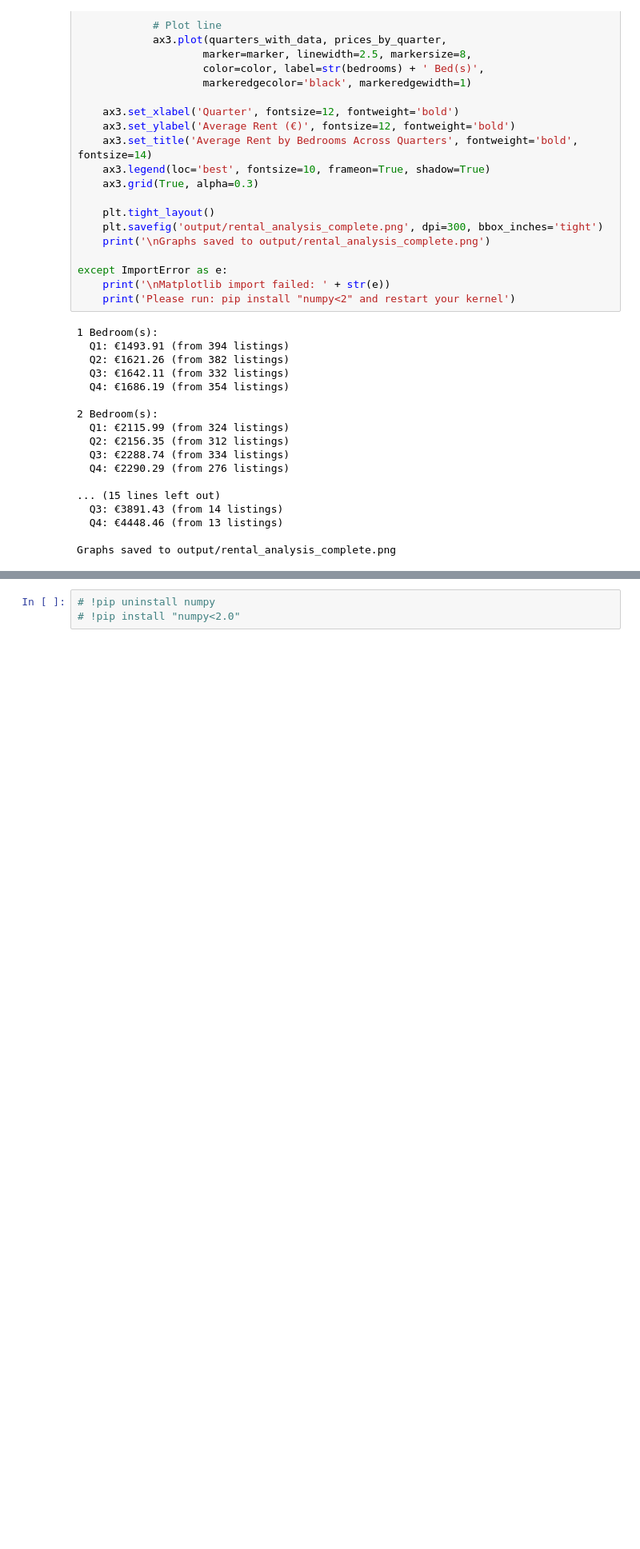
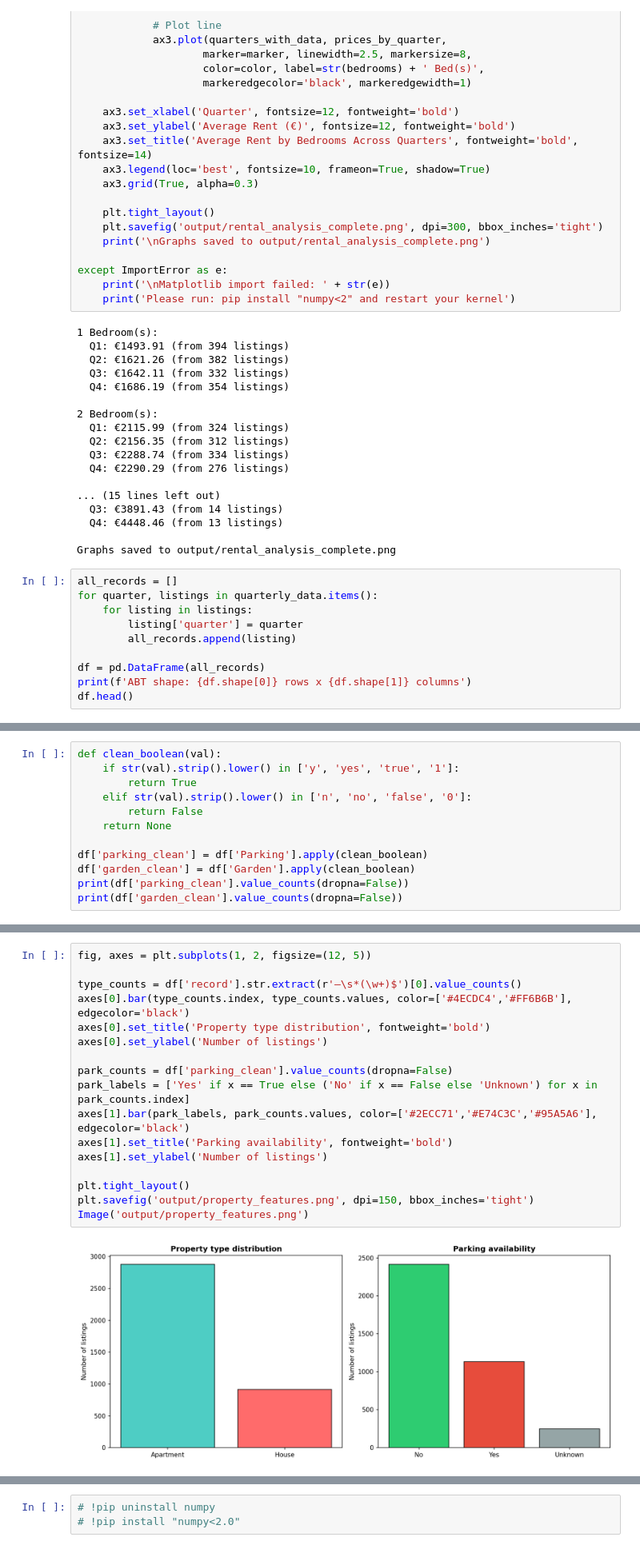
Before and after one commit to caolanmaguire/UCD-python-webscraping-assignment, a Jupyter notebook: Task2.ipynb, the cells around one changed output, grey strips where cells are left out. Shown at 80% size. Saved outputs shown, nothing was run; the diff lists cells and outputs as text; blank space fills up the shorter version.

```diff
--- a/Task2.ipynb
+++ b/Task2.ipynb
@@ -265,3 +267,13 @@ except ImportError as e:
   Q4: €4448.46 (from 13 listings)
 
 Graphs saved to output/rental_analysis_complete.png
+# %%
+all_records = []
+for quarter, listings in quarterly_data.items():
+    for listing in listings:
+        listing['quarter'] = quarter
+        all_records.append(listing)
+
+df = pd.DataFrame(all_records)
+print(f'ABT shape: {df.shape[0]} rows x {df.shape[1]} columns')
+df.head()
@@ -267,0 +296,12 @@ Graphs saved to output/rental_analysis_complete.png
+# %%
+def clean_boolean(val):
+    if str(val).strip().lower() in ['y', 'yes', 'true', '1']:
+        return True
+    elif str(val).strip().lower() in ['n', 'no', 'false', '0']:
+        return False
+    return None
+
+df['parking_clean'] = df['Parking'].apply(clean_boolean)
+df['garden_clean'] = df['Garden'].apply(clean_boolean)
+print(df['parking_clean'].value_counts(dropna=False))
+print(df['garden_clean'].value_counts(dropna=False))
@@ -268 +319,20 @@ Graphs saved to output/rental_analysis_complete.png
+# %%
+fig, axes = plt.subplots(1, 2, figsize=(12, 5))
+
+type_counts = df['record'].str.extract(r'—\s*(\w+)$')[0].value_counts()
+axes[0].bar(type_counts.index, type_counts.values, color=['#4ECDC4','#FF6B6B'], edgecolor='black')
+axes[0].set_title('Property type distribution', fontweight='bold')
+axes[0].set_ylabel('Number of listings')
+
+park_counts = df['parking_clean'].value_counts(dropna=False)
+park_labels = ['Yes' if x == True else ('No' if x == False else 'Unknown') for x in park_counts.index]
+axes[1].bar(park_labels, park_counts.values, color=['#2ECC71','#E74C3C','#95A5A6'], edgecolor='black')
+axes[1].set_title('Parking availability', fontweight='bold')
+axes[1].set_ylabel('Number of listings')
+
+plt.tight_layout()
+plt.savefig('output/property_features.png', dpi=150, bbox_inches='tight')
+Image('output/property_features.png')
+# %% [output]
+[figure, added]
 # %%
```
Also changed, not shown: parts of 6 cells of this notebook, 1 other file.
